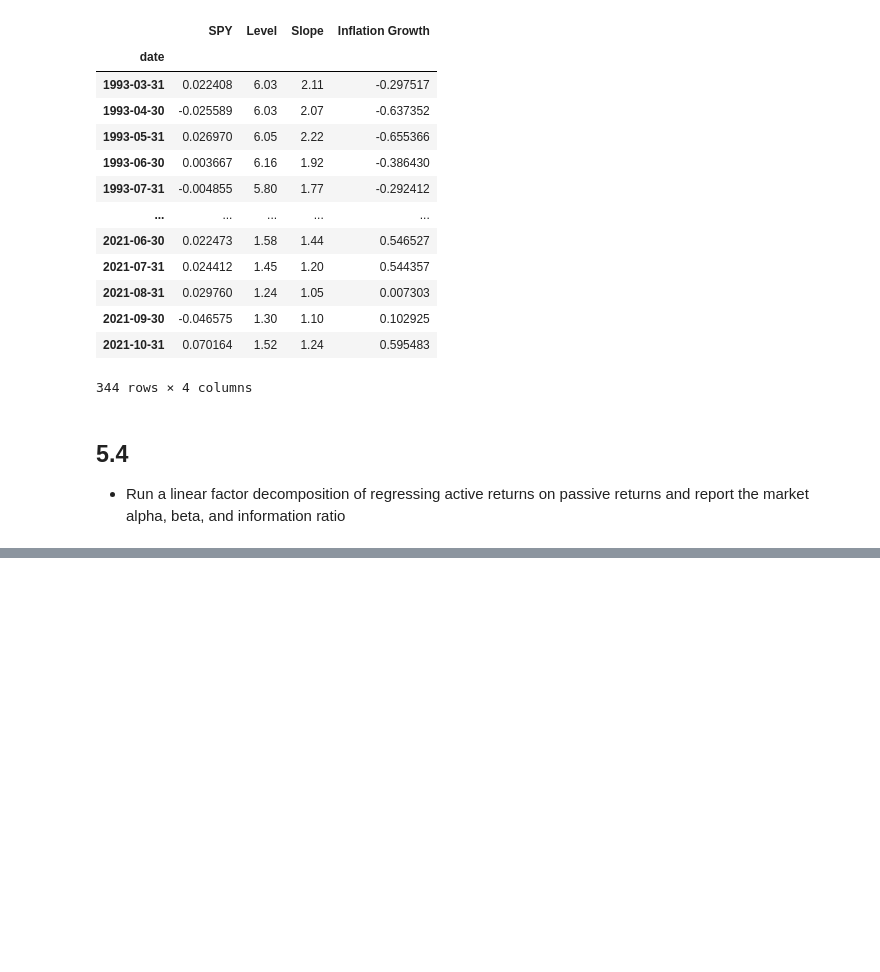
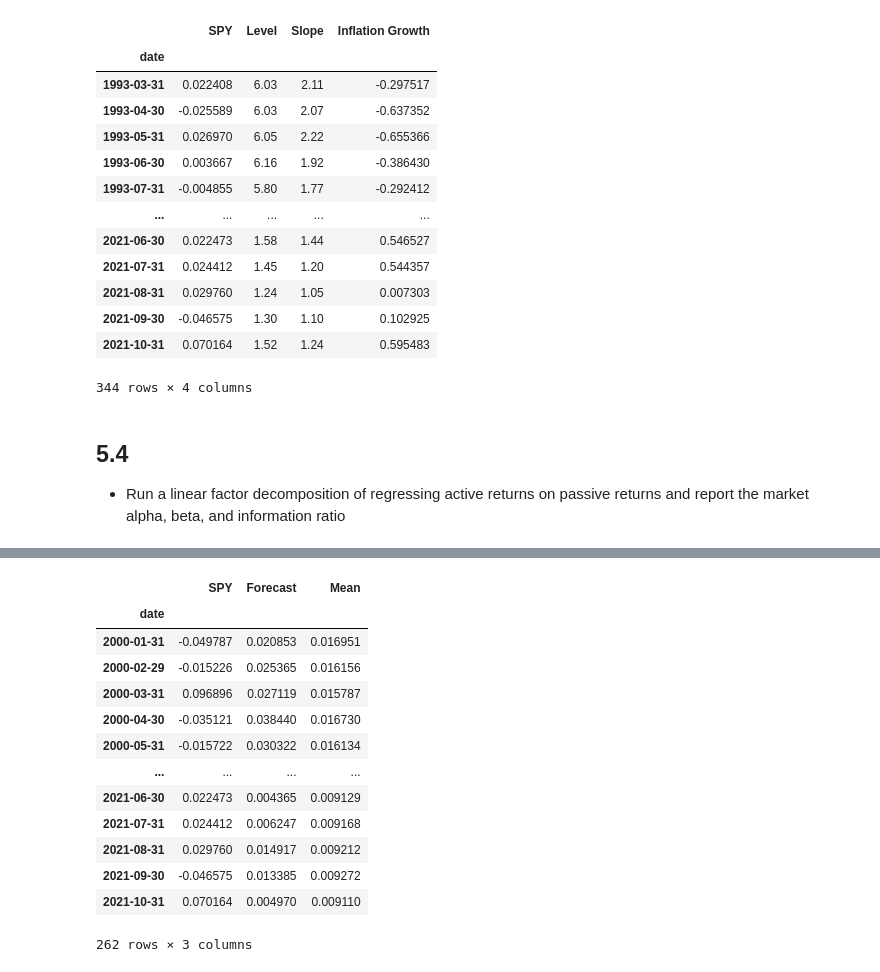
Before and after one commit to dcstein22/portfolio_theory, a Jupyter notebook: final_2021.ipynb, the cells around one changed output, grey strips where cells are left out. Drawn from its saved outputs; the diff is of its cells as text; code cells hidden in the pictures; blank space fills up the shorter version.

```diff
--- a/final_2021.ipynb
+++ b/final_2021.ipynb
@@ -595,0 +661,3 @@ for the following period, t + 1.
+# %%
+spy_OOS= spy_rets.join(forecasted_OOS, how = 'inner')
+spy_OOS.head()
@@ -595,0 +704,17 @@ for the following period, t + 1.
+# %%
+spy_OOS
+# %% [output]
+|  | SPY | Forecast | Mean |
+| date |  |  |  |
+| 2000-01-31 | -0.049787 | 0.020853 | 0.016951 |
+| 2000-02-29 | -0.015226 | 0.025365 | 0.016156 |
+| 2000-03-31 | 0.096896 | 0.027119 | 0.015787 |
+| 2000-04-30 | -0.035121 | 0.038440 | 0.016730 |
+| 2000-05-31 | -0.015722 | 0.030322 | 0.016134 |
+| ... | ... | ... | ... |
+| 2021-06-30 | 0.022473 | 0.004365 | 0.009129 |
+| 2021-07-31 | 0.024412 | 0.006247 | 0.009168 |
+| 2021-08-31 | 0.029760 | 0.014917 | 0.009212 |
+| 2021-09-30 | -0.046575 | 0.013385 | 0.009272 |
+| 2021-10-31 | 0.070164 | 0.004970 | 0.009110 |
+262 rows × 3 columns
```
Also changed, not shown: parts of 46 cells of this notebook, 2 other files.
